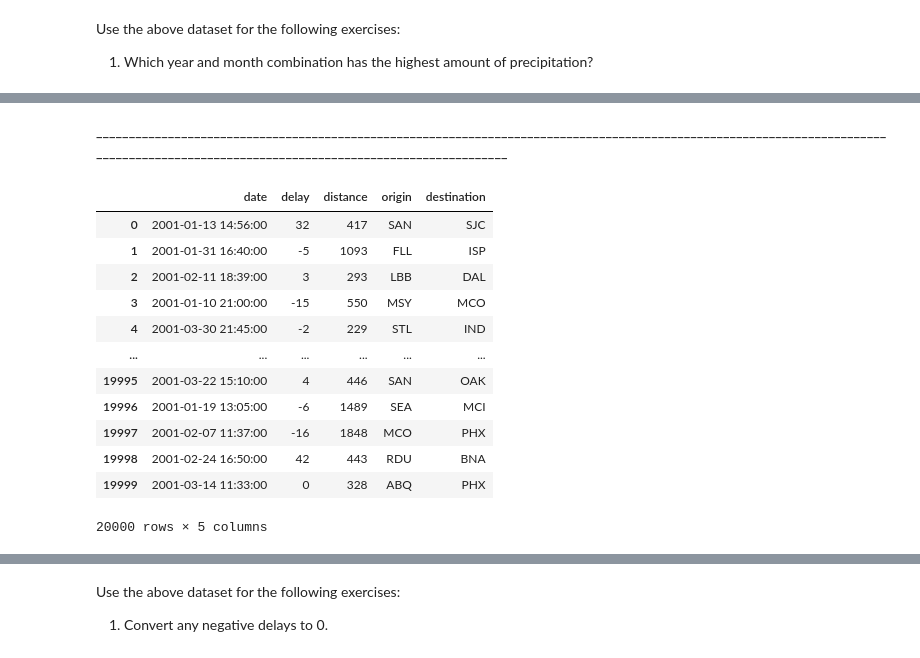
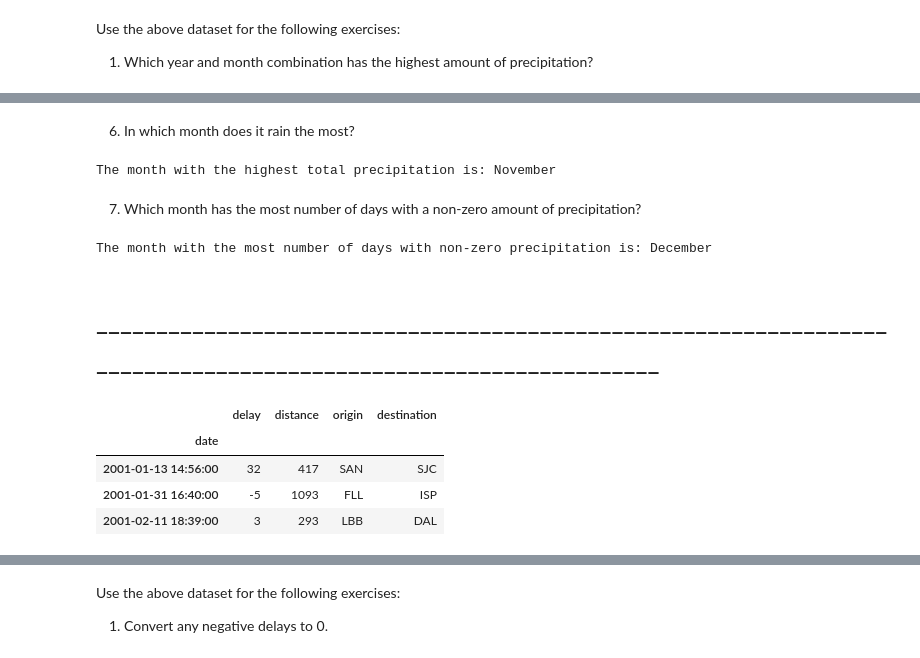
Before and after one commit to Segura-Jorge/time-series-exercises, a Jupyter notebook: wwtsd.ipynb, the cells around one changed output, grey strips where cells are left out. Drawn from its saved outputs; the diff is of its cells as text; code cells hidden in the pictures.

```diff
--- a/wwtsd.ipynb
+++ b/wwtsd.ipynb
@@ -74,18 +248,50 @@ Use the above dataset for the following exercises:
+# %% [markdown]
+6. In which month does it rain the most?
+# %%
+# Extract month from the index and create a new column 'month'
+df['month'] = df.index.month
+
+# Group by the 'month' column and sum the precipitation for each month across all years
+monthly_rainfall = df.groupby('month')['precipitation'].sum()
+
+# Find the month with the highest total precipitation
+rainiest_month = monthly_rainfall.idxmax()
+
+# Convert the month number to month name
+rainiest_month_name = pd.to_datetime(str(rainiest_month), format='%m').strftime('%B')
+
+print(f"The month with the highest total precipitation is: {rainiest_month_name}")
+# %% [output]
+The month with the highest total precipitation is: November
+# %% [markdown]
+7. Which month has the most number of days with a non-zero amount of precipitation?
+# %%
+# Create a boolean series where days with non-zero precipitation are True
+df['precipitation_days'] = df['precipitation'] > 0
+
+# Group by month and count the number of True values for each month
+monthly_precipitation_days = df['precipitation_days'].resample('M').sum()
+
+# Find the month with the highest number of non-zero precipitation days
+most_precip_days_month = monthly_precipitation_days.idxmax()
+
+# Extract the month name from the timestamp
+most_precip_days_month_name = most_precip_days_month.strftime('%B')
+
+print(f"The month with the most number of days with non-zero precipitation is: {most_precip_days_month_name}")
+# %% [output]
+The month with the most number of days with non-zero precipitation is: December
 # %% [markdown]
-**________________________________________________________________________________________________________________________________________________________________________________________**
+# _________________________________________________________________________________________________________________
 # %%
-data.flights_20k()
+df = data.flights_20k()
+# Set the 'date' column as the index
+df.set_index('date', inplace=True)
+
+df.head(3)
 # %% [output]
-|  | date | delay | distance | origin | destination |
-| 0 | 2001-01-13 14:56:00 | 32 | 417 | SAN | SJC |
-| 1 | 2001-01-31 16:40:00 | -5 | 1093 | FLL | ISP |
-| 2 | 2001-02-11 18:39:00 | 3 | 293 | LBB | DAL |
-| 3 | 2001-01-10 21:00:00 | -15 | 550 | MSY | MCO |
-| 4 | 2001-03-30 21:45:00 | -2 | 229 | STL | IND |
-| ... | ... | ... | ... | ... | ... |
-| 19995 | 2001-03-22 15:10:00 | 4 | 446 | SAN | OAK |
-| 19996 | 2001-01-19 13:05:00 | -6 | 1489 | SEA | MCI |
-| 19997 | 2001-02-07 11:37:00 | -16 | 1848 | MCO | PHX |
-| 19998 | 2001-02-24 16:50:00 | 42 | 443 | RDU | BNA |
-| 19999 | 2001-03-14 11:33:00 | 0 | 328 | ABQ | PHX |
+|  | delay | distance | origin | destination |
+| date |  |  |  |  |
+| 2001-01-13 14:56:00 | 32 | 417 | SAN | SJC |
+| 2001-01-31 16:40:00 | -5 | 1093 | FLL | ISP |
+| 2001-02-11 18:39:00 | 3 | 293 | LBB | DAL |
-20000 rows × 5 columns
```
Also changed, not shown: parts of 43 cells of this notebook, 1 other file.
